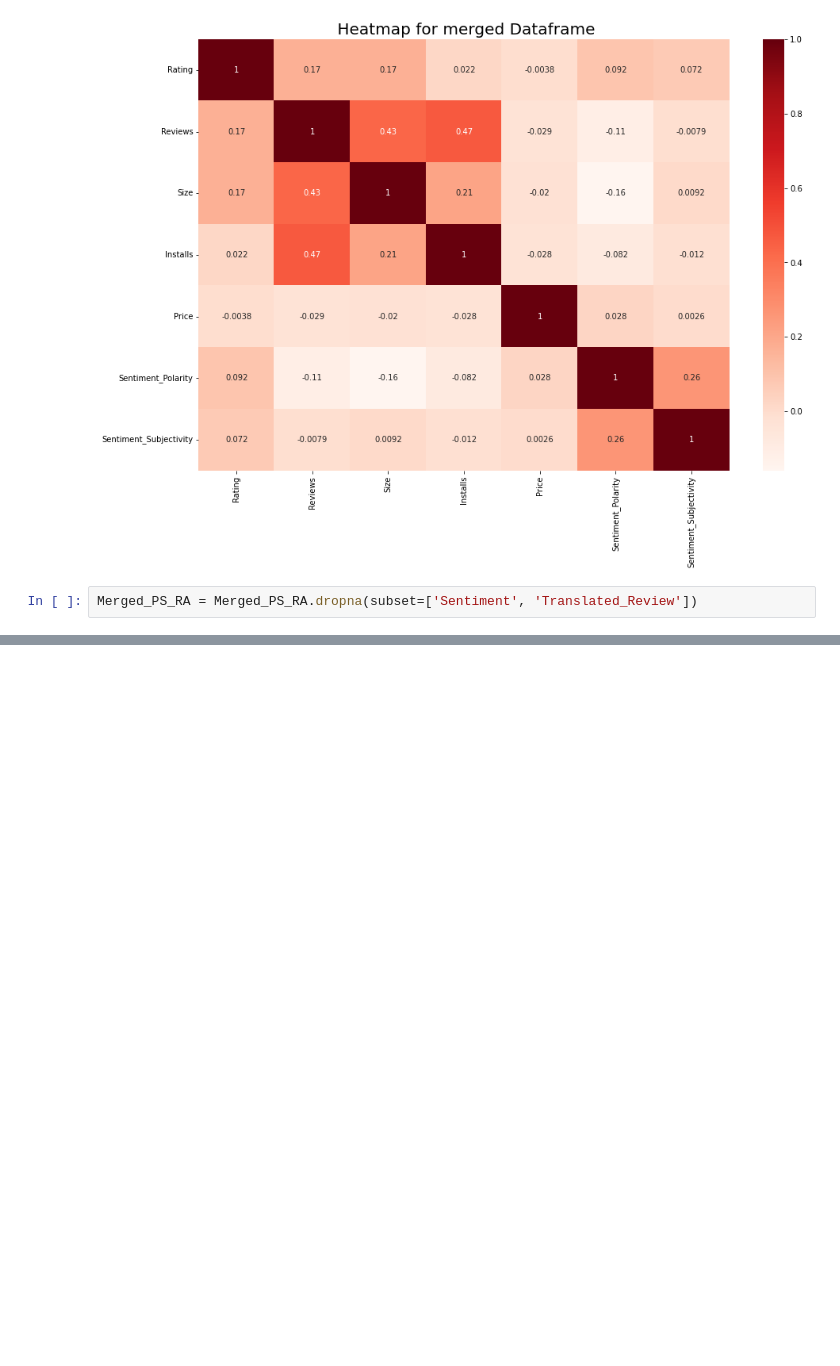
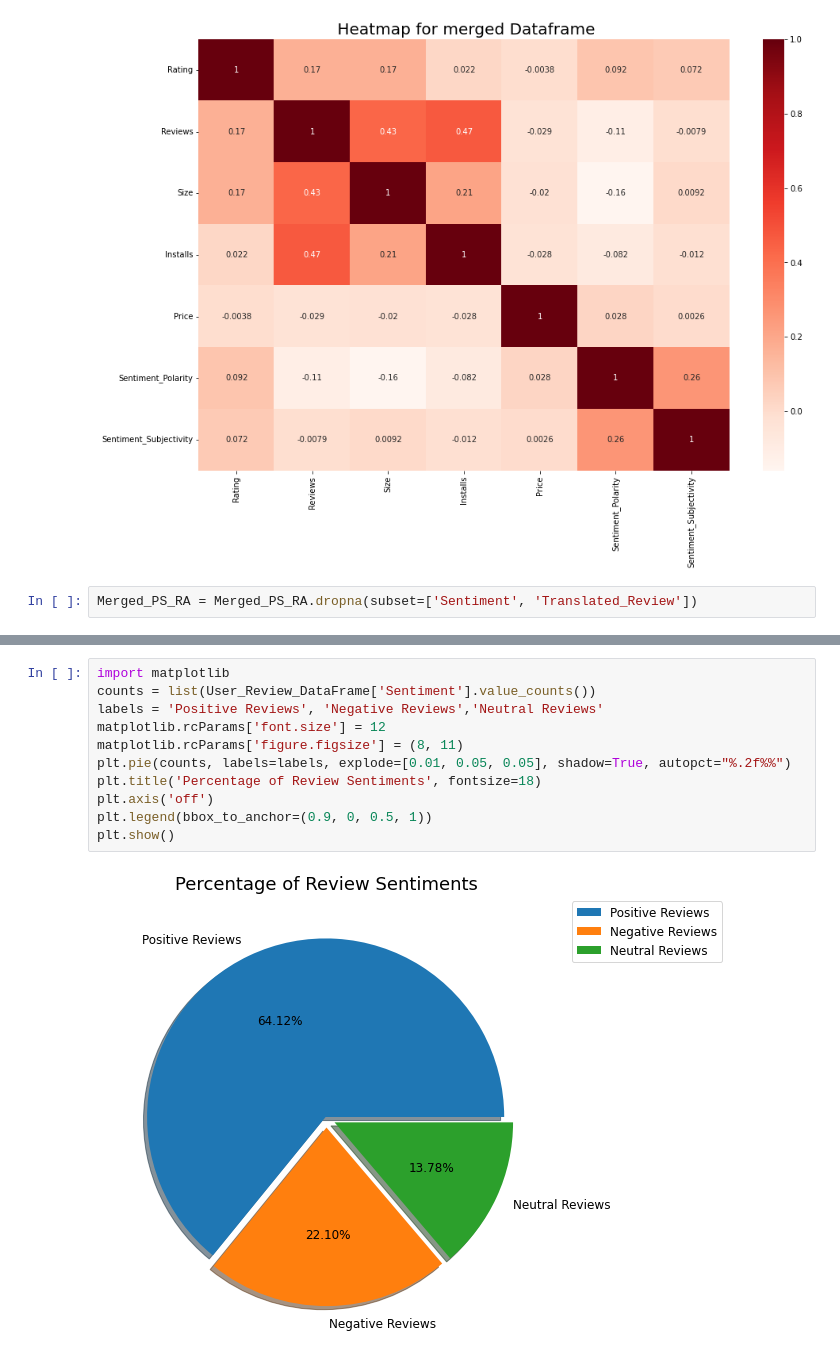
Before and after one commit to MohammadSarim/Capstone-Project-1-Play-Store-App-Review-Analysis, a Jupyter notebook: Capstone_Project_EDA_(PlayStore_App_Review_Analysis).ipynb, the cells around one changed output, grey strips where cells are left out. Saved outputs shown, nothing was run; the diff lists cells and outputs as text; blank space fills up the shorter version.

```diff
--- a/Capstone_Project_EDA_(PlayStore_App_Review_Analysis).ipynb
+++ b/Capstone_Project_EDA_(PlayStore_App_Review_Analysis).ipynb
@@ -1226,0 +1259,13 @@ Merged_PS_RA.head()
+# %%
+import matplotlib
+counts = list(User_Review_DataFrame['Sentiment'].value_counts())
+labels = 'Positive Reviews', 'Negative Reviews','Neutral Reviews'
+matplotlib.rcParams['font.size'] = 12
+matplotlib.rcParams['figure.figsize'] = (8, 11)
+plt.pie(counts, labels=labels, explode=[0.01, 0.05, 0.05], shadow=True, autopct="%.2f%%")
+plt.title('Percentage of Review Sentiments', fontsize=18)
+plt.axis('off')
+plt.legend(bbox_to_anchor=(0.9, 0, 0.5, 1))
+plt.show()
+# %% [output]
+[figure, added]
```
Also changed, not shown: parts of 28 cells of this notebook.
